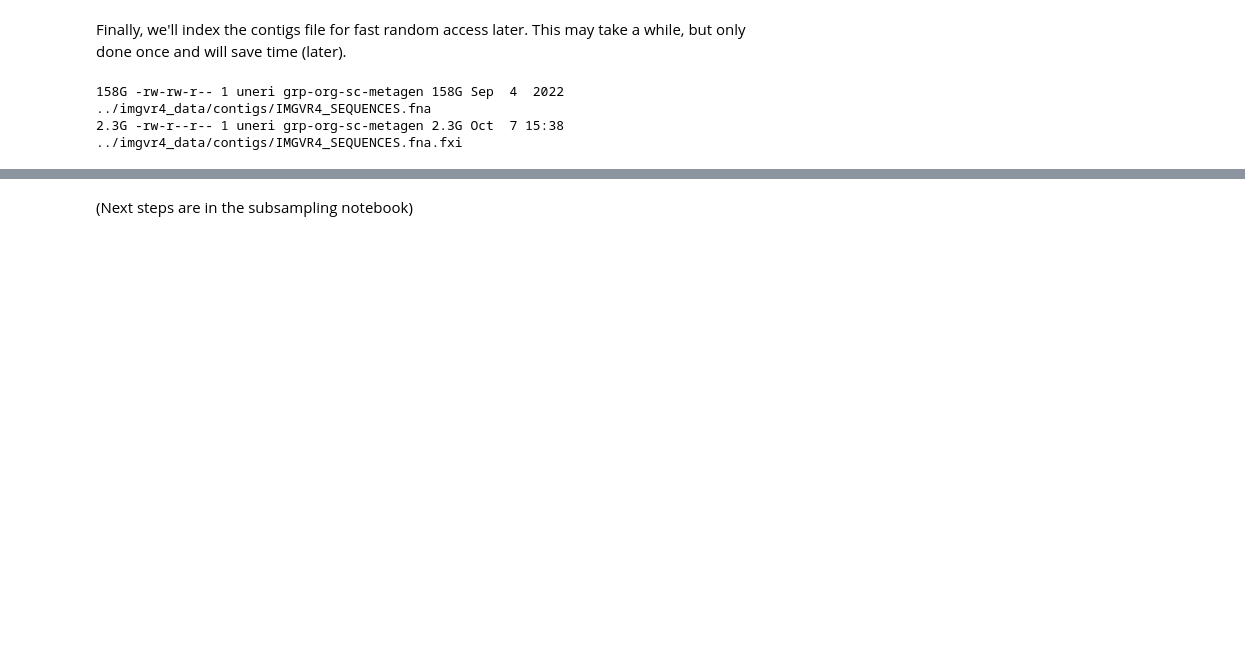
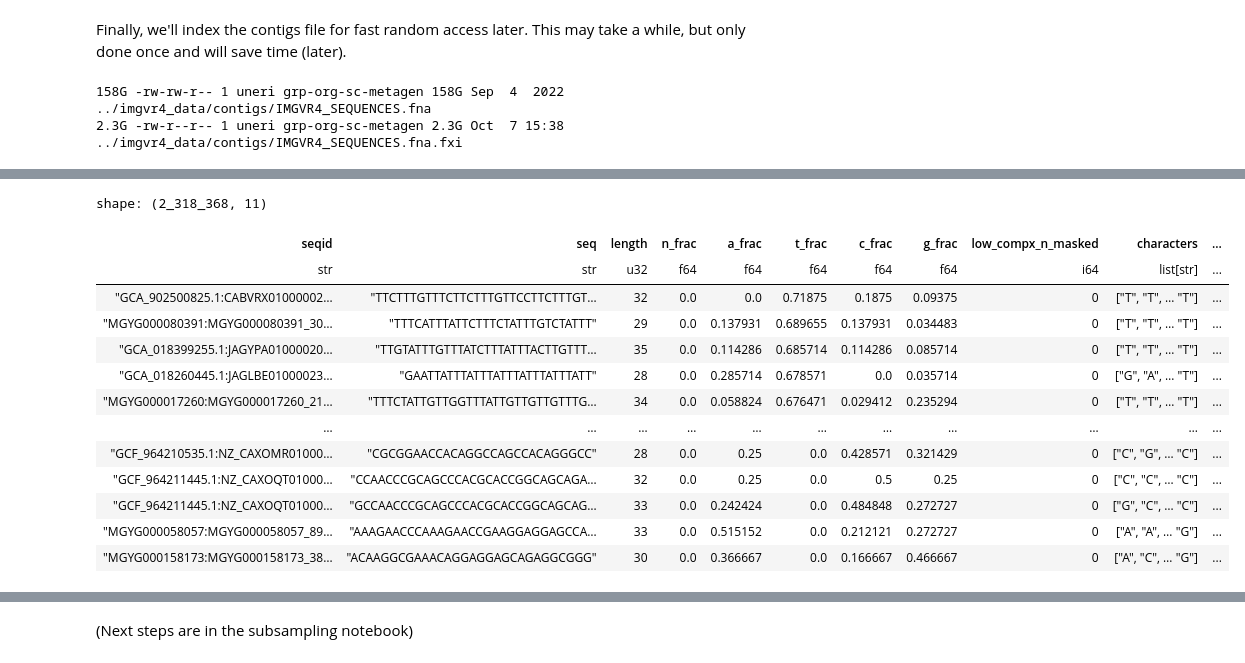
Before and after one commit to rickbeeloo/spacer_matching_bench, a Jupyter notebook: notebooks/fetch_real_data.ipynb, the cells around one changed output, grey strips where cells are left out. Saved outputs shown, nothing was run; the diff lists cells and outputs as text; code cells hidden in the pictures; blank space fills up the shorter version.

```diff
--- a/notebooks/fetch_real_data.ipynb
+++ b/notebooks/fetch_real_data.ipynb
@@ -120,0 +202,5 @@ ls -lsh ../imgvr4_data/contigs/IMGVR4_SEQUENCES.fna*
+# %%
+spacer_df = spacer_df.with_columns(
+    pl.col("seq").map_elements(lambda x: pdm.DustMasker(x, window_size=20, score_threshold=16).n_masked_bases, return_dtype=pl.Int64).alias("low_compx_n_masked")
+    )
+spacer_df["low_compx_n_masked"].value_counts().sort(by="low_compx_n_masked", descending=True)
@@ -120,0 +240,18 @@ ls -lsh ../imgvr4_data/contigs/IMGVR4_SEQUENCES.fna*
+# %%
+high_compx_spacers = spacer_df.filter(pl.col("low_compx_n_masked") == 0)
+high_compx_spacers
+# %% [output]
+shape: (2_318_368, 11)
+| seqid | seq | length | n_frac | a_frac | t_frac | c_frac | g_frac | low_compx_n_masked | characters | ... |
+| str | str | u32 | f64 | f64 | f64 | f64 | f64 | i64 | list[str] | ... |
+| "GCA_902500825.1:CABVRX01000002… | "TTCTTTGTTTCTTCTTTGTTCCTTCTTTGT… | 32 | 0.0 | 0.0 | 0.71875 | 0.1875 | 0.09375 | 0 | ["T", "T", … "T"] | ... |
+| "MGYG000080391:MGYG000080391_30… | "TTTCATTTATTCTTTCTATTTGTCTATTT" | 29 | 0.0 | 0.137931 | 0.689655 | 0.137931 | 0.034483 | 0 | ["T", "T", … "T"] | ... |
+| "GCA_018399255.1:JAGYPA01000020… | "TTGTATTTGTTTATCTTTATTTACTTGTTT… | 35 | 0.0 | 0.114286 | 0.685714 | 0.114286 | 0.085714 | 0 | ["T", "T", … "T"] | ... |
+| "GCA_018260445.1:JAGLBE01000023… | "GAATTATTTATTTATTTATTTATTTATT" | 28 | 0.0 | 0.285714 | 0.678571 | 0.0 | 0.035714 | 0 | ["G", "A", … "T"] | ... |
+| "MGYG000017260:MGYG000017260_21… | "TTTCTATTGTTGGTTTATTGTTGTTGTTTG… | 34 | 0.0 | 0.058824 | 0.676471 | 0.029412 | 0.235294 | 0 | ["T", "T", … "T"] | ... |
+| … | … | … | … | … | … | … | … | … | … | ... |
+| "GCF_964210535.1:NZ_CAXOMR01000… | "CGCGGAACCACAGGCCAGCCACAGGGCC" | 28 | 0.0 | 0.25 | 0.0 | 0.428571 | 0.321429 | 0 | ["C", "G", … "C"] | ... |
+| "GCF_964211445.1:NZ_CAXOQT01000… | "CCAACCCGCAGCCCACGCACCGGCAGCAGA… | 32 | 0.0 | 0.25 | 0.0 | 0.5 | 0.25 | 0 | ["C", "C", … "C"] | ... |
+| "GCF_964211445.1:NZ_CAXOQT01000… | "GCCAACCCGCAGCCCACGCACCGGCAGCAG… | 33 | 0.0 | 0.242424 | 0.0 | 0.484848 | 0.272727 | 0 | ["G", "C", … "C"] | ... |
+| "MGYG000058057:MGYG000058057_89… | "AAAGAACCCAAAGAACCGAAGGAGGAGCCA… | 33 | 0.0 | 0.515152 | 0.0 | 0.212121 | 0.272727 | 0 | ["A", "A", … "G"] | ... |
+| "MGYG000158173:MGYG000158173_38… | "ACAAGGCGAAACAGGAGGAGCAGAGGCGGG" | 30 | 0.0 | 0.366667 | 0.0 | 0.166667 | 0.466667 | 0 | ["A", "C", … "G"] | ... |
```
Also changed, not shown: parts of 14 cells of this notebook, 11 other files.
